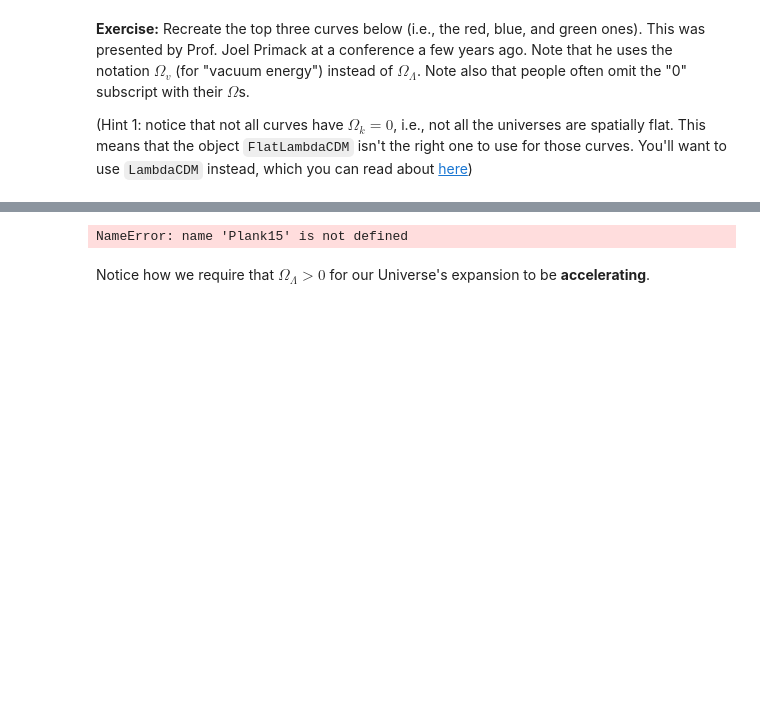
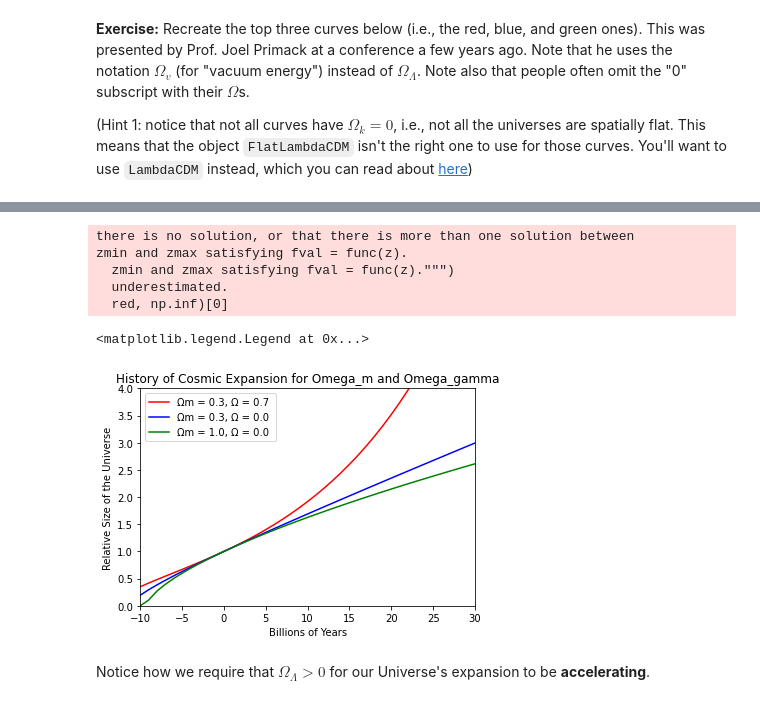
Before and after one commit to SaadNaeem96/Astrophysics_DataScience, a Jupyter notebook: CodingLab02/CodingLab02/CodingLab02_CosmologicalDistance.ipynb, the cells around one changed output, grey strips where cells are left out. Cells and saved outputs as stored; diff of their text form; code cells hidden in the pictures; blank space fills up the shorter version.

```diff
--- a/CodingLab02/CodingLab02/CodingLab02_CosmologicalDistance.ipynb
+++ b/CodingLab02/CodingLab02/CodingLab02_CosmologicalDistance.ipynb
@@ -203,21 +202,41 @@ Using
 <div>
 <img src="images/j-primack-history-of-cosmic-expansion.jpg" width="600">
 </div>
-# %%
-## Your code goes here
-from astropy.cosmology import LambdaCDM
-t = np.arange(-15, 30, 5)
-
-cosmo1 = LambdaCDM(H0=70*u.km/u.s/u.Mpc, Om0=0.3, Ode0 = 0.7 )
-cosmo2 = LambdaCDM(H0=70*u.km/u.s/u.Mpc, Om0=0.3, Ode0 = 0.0 )
-cosmo3 = LambdaCDM(H0=70*u.km/u.s/u.Mpc, Om0=1.0, Ode0 = 0.0 )
-# z_at_value(func, fval[, zmin, zmax, ztol, …])  #Find the redshift z at which func(z) = fval.
-
-
-a = cosmo1.age(0.)
-z_at_value(Plank15.age,  2 * u.Gyr)
-# %% [output]
-NameError: name 'Plank15' is not defined
+# %%
+from astropy.cosmology import LambdaCDM
+
+cosmo1 = LambdaCDM(H0=70*u.km/u.s/u.Mpc,Om0=0.3,Ode0 = 0.7)
+cosmo2 = LambdaCDM(H0=70*u.km/u.s/u.Mpc,Om0=0.3,Ode0 = 0.0)
+cosmo3 = LambdaCDM(H0=70*u.km/u.s/u.Mpc,Om0=1.0,Ode0 = 0.0)
+age = np.arange(-10,35,1)
+a1 = a2 = a3  = []
+for i in age:
+    z1 = z_at_value(cosmo1.age,  cosmo1.age(0.)+ i*u.Gyr, zmin = -10*6)
+    z2 = z_at_value(cosmo2.age,  cosmo2.age(0.)+ i*u.Gyr, zmin = -10*10)
+    z3 = z_at_value(cosmo3.age,  cosmo3.age(0.)+ i*u.Gyr, zmin = -10*6, zmax =10**8)
+
+    a1 = np.append (a1, np.absolute(1/(1+z1)))
+    a2 = np.append (a2, np.absolute(1/(1+z2)))
+    a3 = np.append (a3, np.absolute(1/(1+z3)))
+plt.plot (age, a1, label='Ωm = 0.3, Ω = 0.7 ', color = 'red')
+plt.plot (age, a2, label='Ωm = 0.3, Ω = 0.0', color= 'blue')
+plt.plot (age, a3, label='Ωm = 1.0, Ω = 0.0', color='green')
+plt.xlim(right=30)
+plt.xlim(left=-10)
+plt.ylim(top=4)
+plt.ylim(bottom=0)
+plt.xlabel('Billions of Years')
+plt.ylabel('Relative Size of the Universe')
+plt.title('History of Cosmic Expansion for Omega_m and Omega_gamma')
+plt.legend()
+# %% [output]
+there is no solution, or that there is more than one solution between
+zmin and zmax satisfying fval = func(z).
+  zmin and zmax satisfying fval = func(z).""")
+  underestimated.
+  red, np.inf)[0]
+<matplotlib.legend.Legend at 0x...>
+[figure, added]
 # %% [markdown]
 Notice how we require that $\Omega_\Lambda > 0$ for our Universe's expansion to be **accelerating**.
 # %% [markdown]
```
Also changed, not shown: parts of 8 cells of this notebook.
